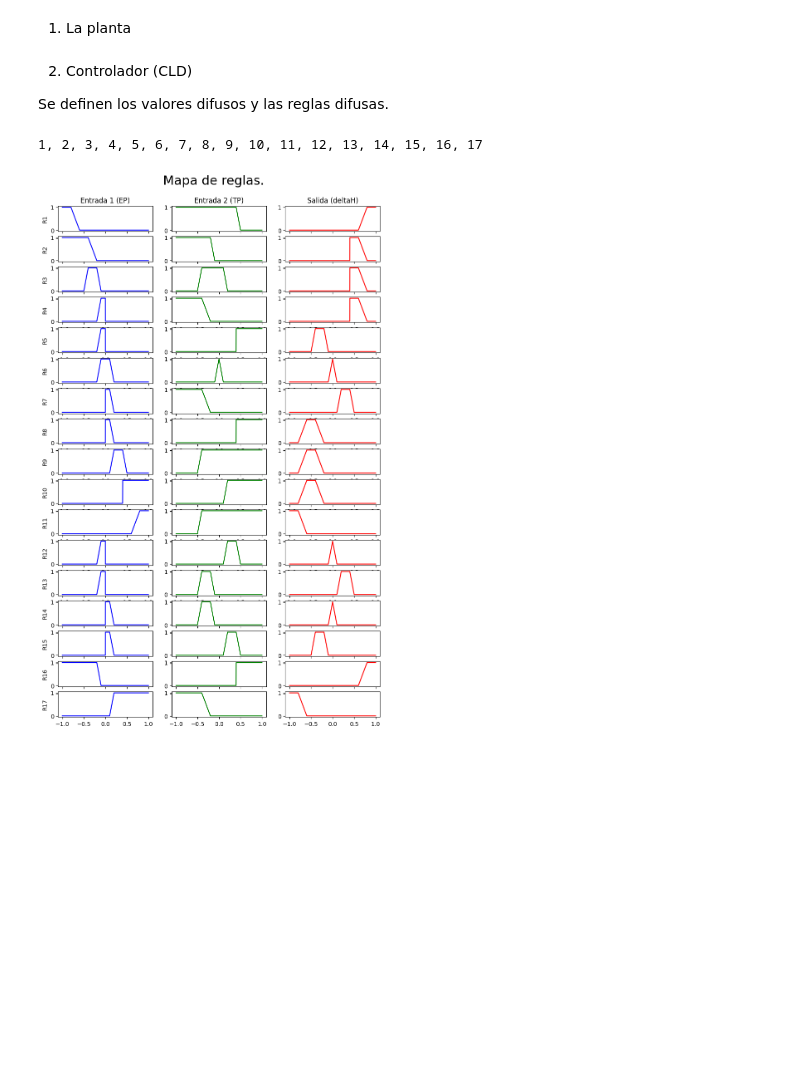
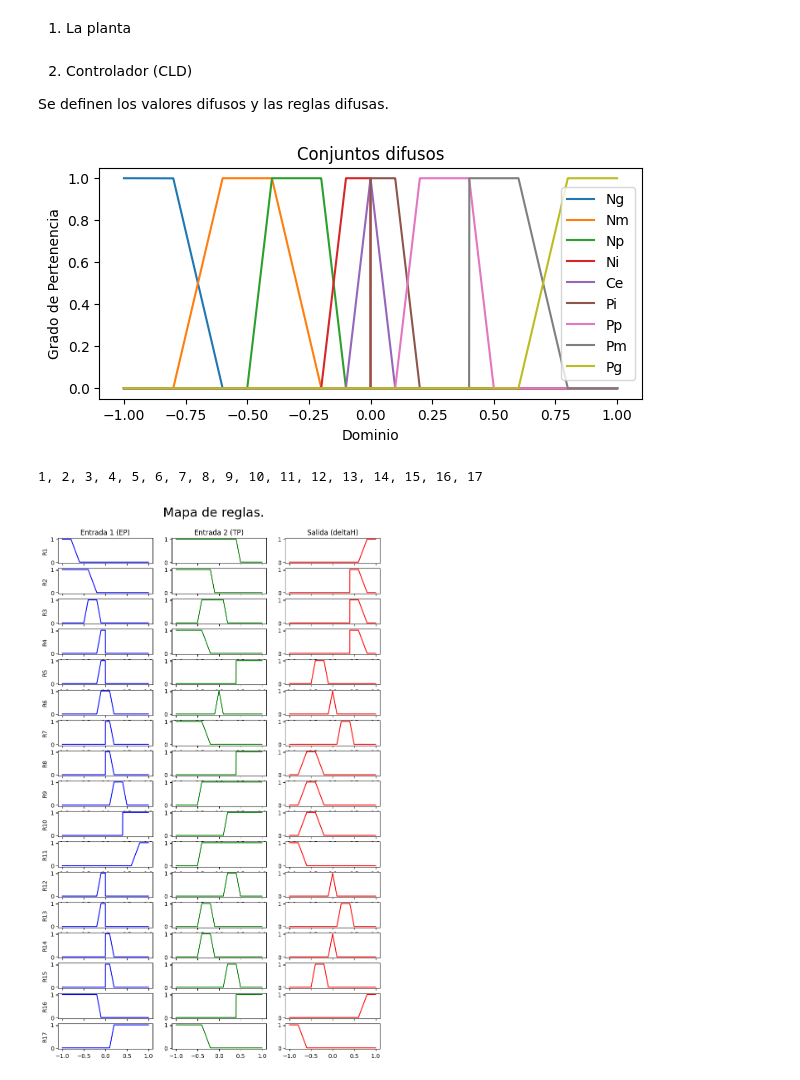
Before and after one commit to NicolasIsla/fuzzy-chainsaw, a Jupyter notebook: proyecto1.ipynb, the cells around one changed output. Cells and saved outputs as stored; diff of their text form; code cells hidden in the pictures; blank space fills up the shorter version.

```diff
--- a/proyecto1.ipynb
+++ b/proyecto1.ipynb
@@ -36,6 +36,22 @@ All_Fuzzy_Values["de_A_Ni_Pi"] = de_A(Fuzzy_Values["Ni"], Fuzzy_Values["Pi"])
 All_Fuzzy_Values["de_A_Np_Pg"] = de_A(Fuzzy_Values["Np"], Fuzzy_Values["Pg"])
 All_Fuzzy_Values["de_A_Pp_Pg"] = de_A(Fuzzy_Values["Pp"], Fuzzy_Values["Pg"])
 All_Fuzzy_Values["de_A_Ni_Pi"] = de_A(Fuzzy_Values["Ni"], Fuzzy_Values["Pi"])
+
+# Función para crear un vector con los grados de pertenencia a cierto conjunto en un dominio dado.
+pertenencia_conjunto = lambda C, dominio: np.array(list(map(lambda x: u_A(C, x), dominio)))
+# %%
+# Gráfico de conjuntos difusos.
+dominio = np.linspace(-1, 1, 2000)
+fig = plt.figure(figsize=(7, 3))
+for name, A in Fuzzy_Values.items():
+    plt.plot(dominio, pertenencia_conjunto(A, dominio), label=name)
+plt.title("Conjuntos difusos")
+plt.xlabel("Dominio")
+plt.ylabel("Grado de Pertenencia")
+plt.legend()
+plt.show()
+# %% [output]
+[figure, added]
 # %%
 # Mapa de reglas en base a 2 variables difusas: EP y TP. Salida es deltaH.
 mapa_reglas = {}
```
Also changed, not shown: 2 other files.
